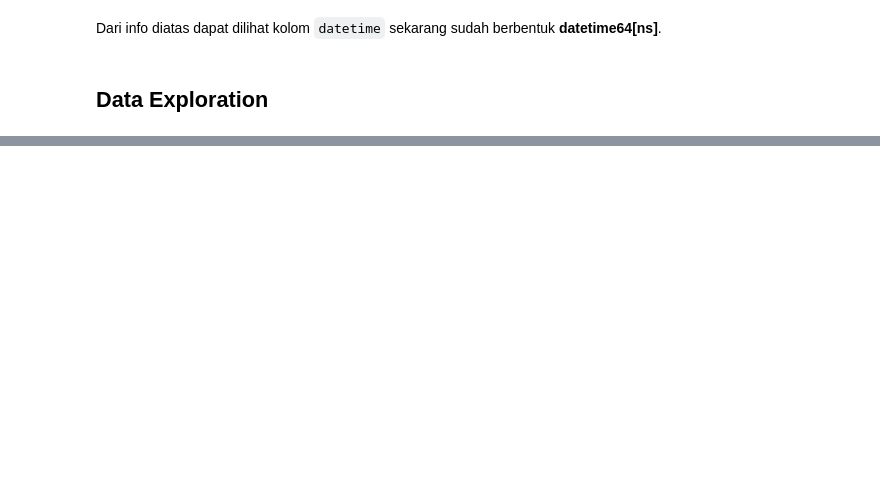
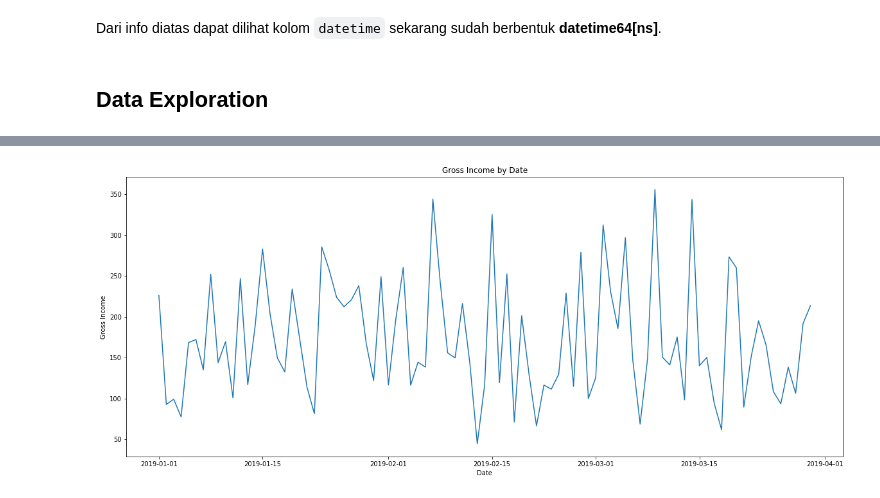
Before and after one commit to Penzragon/h8dsft_Milestone1, a Jupyter notebook: script.ipynb, the cells around one changed output, grey strips where cells are left out. Drawn from its saved outputs; the diff is of its cells as text; code cells hidden in the pictures; blank space fills up the shorter version.

```diff
--- a/script.ipynb
+++ b/script.ipynb
@@ -215,0 +230,9 @@ px.plot(grouped_datetime, x='datetime', y='gross_income', kind='line', color='br
+# %%
+plt.figure(figsize=(20, 8))
+plt.plot(sales.groupby(sales.datetime.dt.date).gross_income.sum())
+plt.title('Gross Income by Date')
+plt.xlabel('Date')
+plt.ylabel('Gross Income')
+plt.show()
+# %% [output]
+[figure, added]
```
Also changed, not shown: parts of 34 cells of this notebook.
